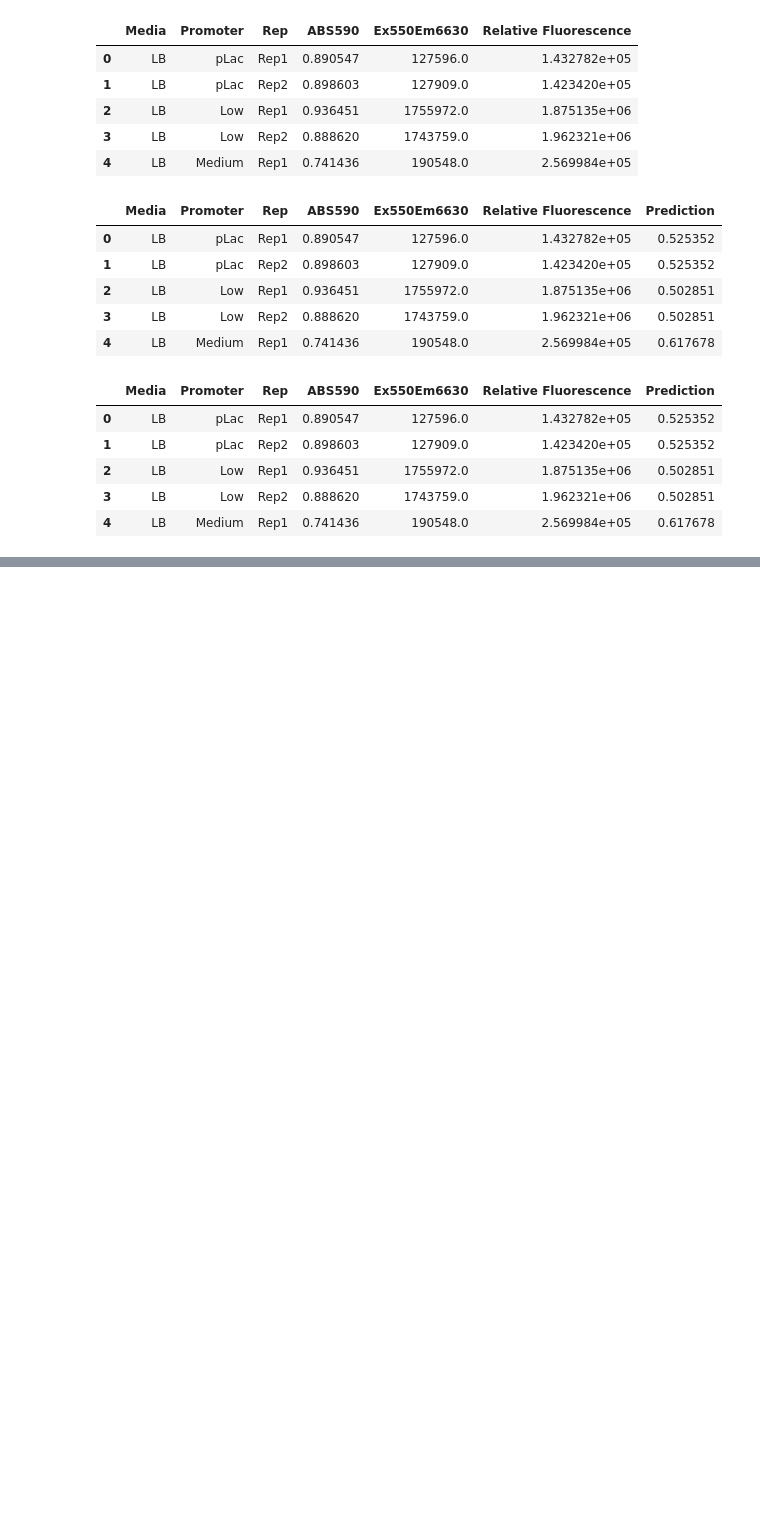
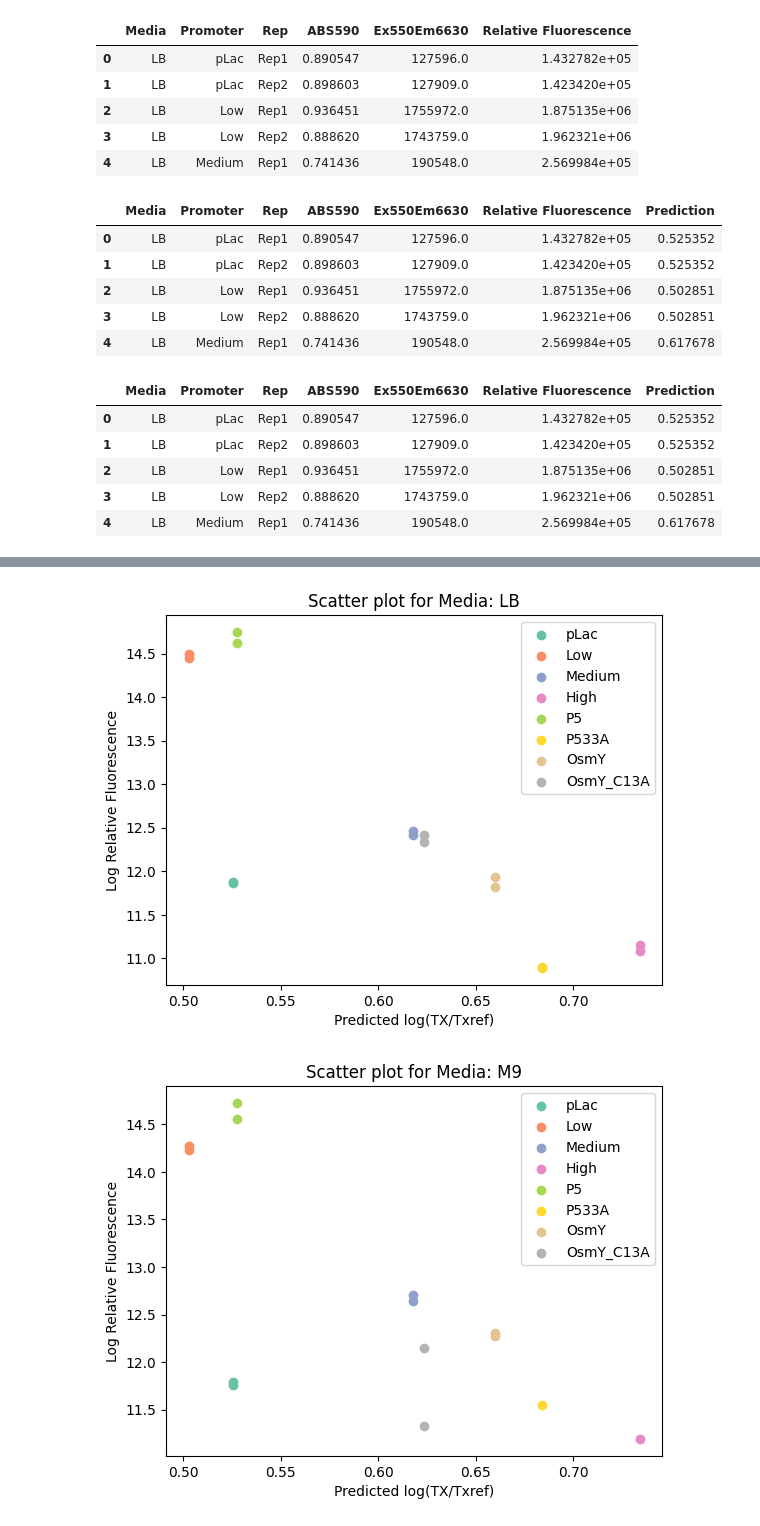
Before and after one commit to Rhys-sg/promoter-sequence-transcription-rates, a Jupyter notebook: v2/Comparisons/RFP/RFP_LaFleur_conversion_5_0.ipynb, the cells around one changed output, grey strips where cells are left out. Saved outputs shown, nothing was run; the diff lists cells and outputs as text; code cells hidden in the pictures; blank space fills up the shorter version.

```diff
--- a/v2/Comparisons/RFP/RFP_LaFleur_conversion_5_0.ipynb
+++ b/v2/Comparisons/RFP/RFP_LaFleur_conversion_5_0.ipynb
@@ -171,0 +174,6 @@ plt.show()
+# %%
+import numpy as np
+
+comparison_df['Log Relative Fluorescence'] = comparison_df.apply(lambda row: np.log(row['Relative Fluorescence']), axis=1)
+
+comparison_df.head()
@@ -171,0 +187,31 @@ plt.show()
+# %%
+import matplotlib.pyplot as plt
+import numpy as np
+import pandas as pd
+
+
+unique_media = comparison_df['Media'].unique()
+unique_promoters = comparison_df['Promoter'].unique()
+
+colors = plt.cm.Set2(np.linspace(0, 1, len(unique_promoters)))
+color_map = {promoter: colors[i] for i, promoter in enumerate(unique_promoters)}
+
+for media in unique_media:
+    subset_df_media = comparison_df[comparison_df['Media'] == media]
+
+    plt.figure()
+
+    for i, promoter in enumerate(unique_promoters):
+        promoter_subset_df = subset_df_media[subset_df_media['Promoter'] == promoter]
+        color = color_map[promoter]
+        plt.scatter(promoter_subset_df['Prediction'], promoter_subset_df['Log Relative Fluorescence'], c=[color], label=promoter)
+
+    plt.xlabel('Predicted log(TX/Txref)')
+    plt.ylabel('Log Relative Fluorescence')
+    plt.title(f'Scatter plot for Media: {media}')
+    plt.legend()
+
+plt.show()
+# %% [output]
+[figure, added]
+[figure, added]
```
Also changed, not shown: parts of 15 cells of this notebook, 10 other files.
